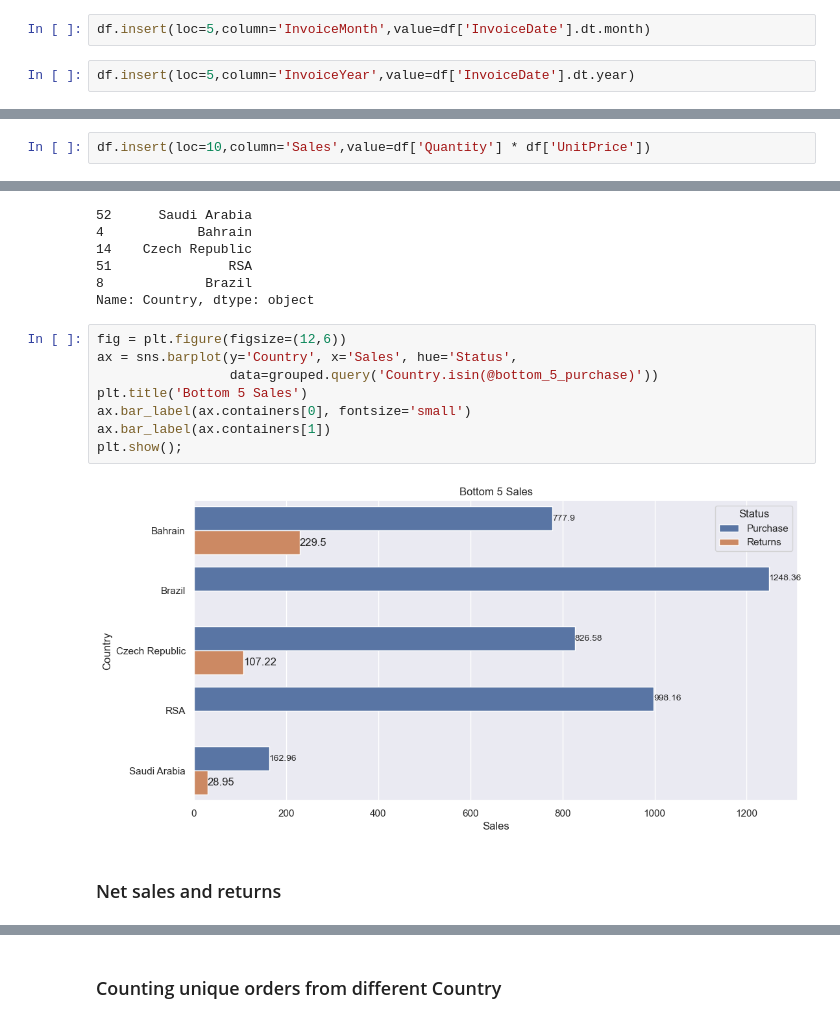
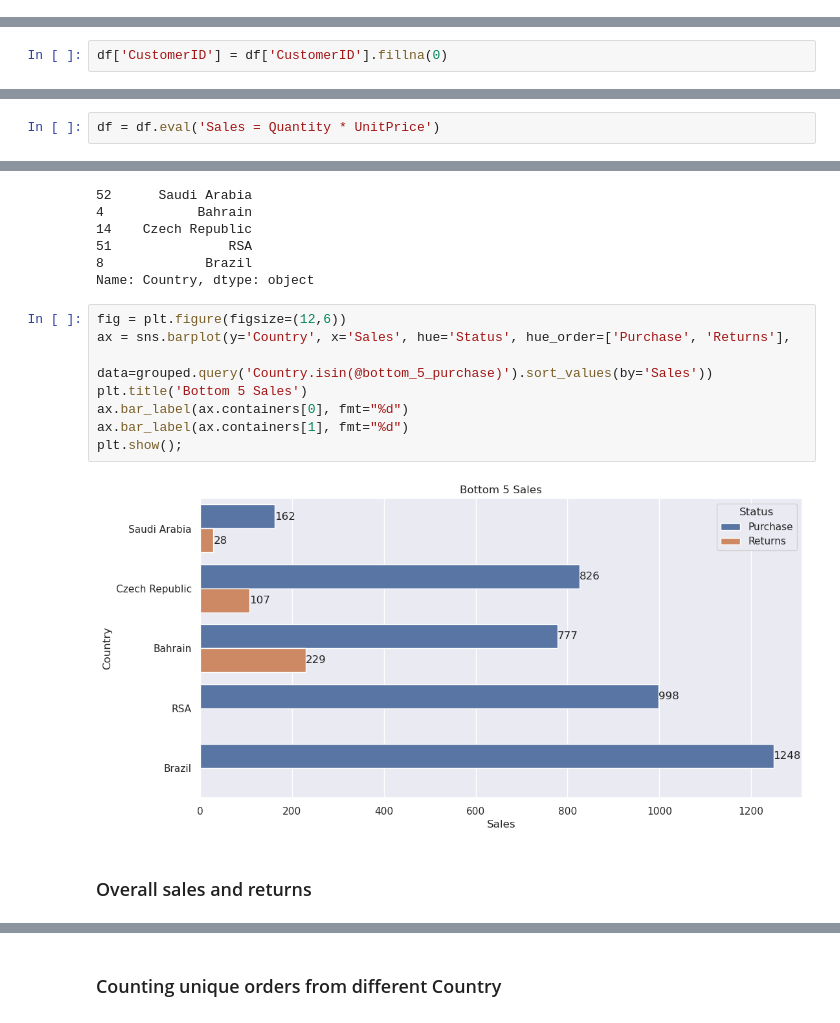
Before and after one commit to abhijeethb3u83/ecommerce-eda, a Jupyter notebook: ecom_eda.ipynb, the cells around one changed output, grey strips where cells are left out. Drawn from its saved outputs; the diff is of its cells as text.

```diff
--- a/ecom_eda.ipynb
+++ b/ecom_eda.ipynb
@@ -200,4 +196,0 @@ df.insert(loc=5,column='InvoiceDay',value=df['InvoiceDate'].dt.day)
-# %%
-df.insert(loc=5,column='InvoiceMonth',value=df['InvoiceDate'].dt.month)
-# %%
-df.insert(loc=5,column='InvoiceYear',value=df['InvoiceDate'].dt.year)
@@ -213,3 +213,5 @@ df.head()
+# %%
+df['CustomerID'] = df['CustomerID'].fillna(0)
 # %%
 df.info()
 # %% [output]
@@ -235,7 +233,7 @@ memory usage: 41.3+ MB
 # %% [markdown]
 ### Adding a sales column
 # %%
-df.insert(loc=10,column='Sales',value=df['Quantity'] * df['UnitPrice'])
+df = df.eval('Sales = Quantity * UnitPrice')
 # %%
 df.head()
 # %% [output]
@@ -428,16 +427,16 @@ bottom_5_purchase
 Name: Country, dtype: object
 # %%
 fig = plt.figure(figsize=(12,6))
-ax = sns.barplot(y='Country', x='Sales', hue='Status',
-                 data=grouped.query('Country.isin(@bottom_5_purchase)'))
+ax = sns.barplot(y='Country', x='Sales', hue='Status', hue_order=['Purchase', 'Returns'],
+                 data=grouped.query('Country.isin(@bottom_5_purchase)').sort_values(by='Sales'))
 plt.title('Bottom 5 Sales')
-ax.bar_label(ax.containers[0], fontsize='small')
-ax.bar_label(ax.containers[1])
+ax.bar_label(ax.containers[0], fmt="%d")
+ax.bar_label(ax.containers[1], fmt="%d")
 plt.show();
 # %% [output]
-[figure, old version]
+[figure, new version]
 # %% [markdown]
-### Net sales and returns
+### Overall sales and returns
 # %%
 fig = plt.figure(figsize=(7,7))
 data = [sales_status.query('Status == "Purchase"')['Sales'].sum(),
```
Also changed, not shown: parts of 42 cells of this notebook.
